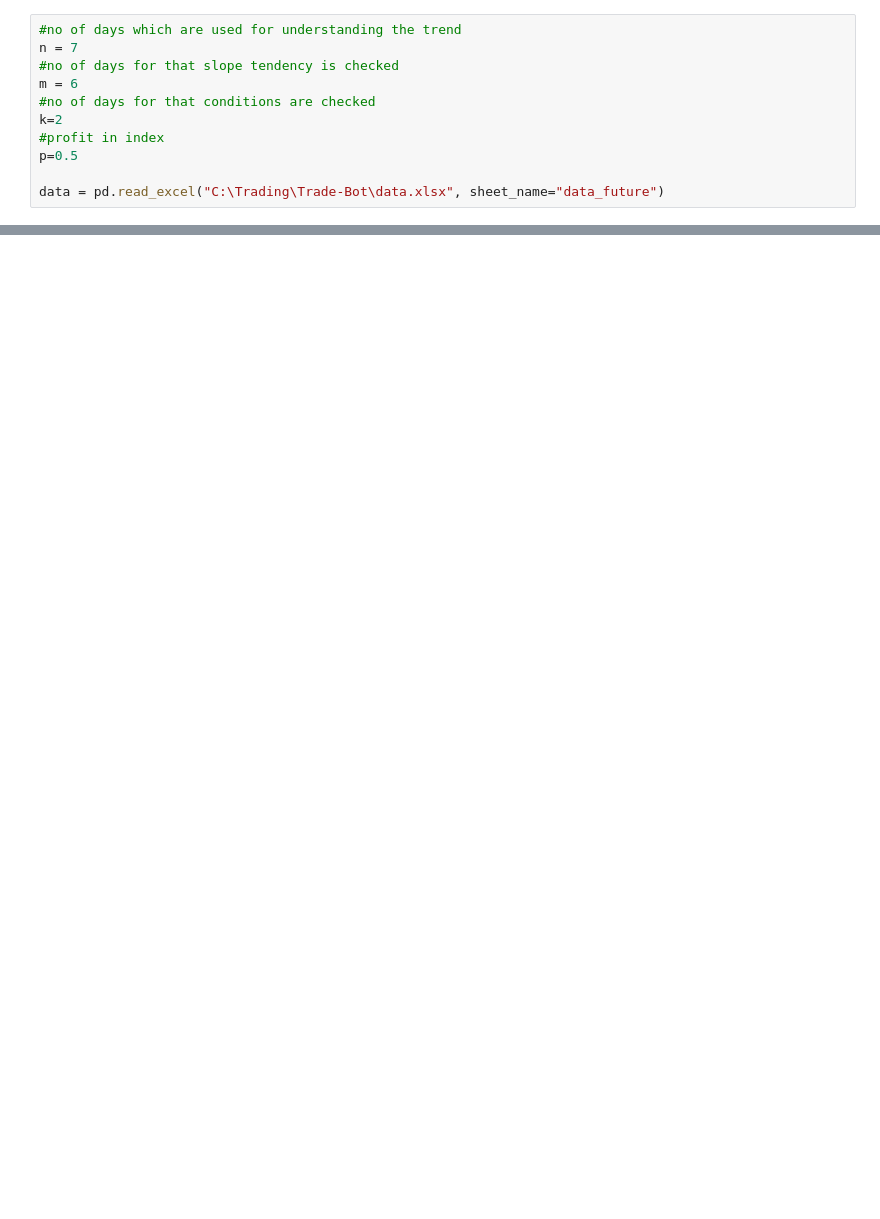
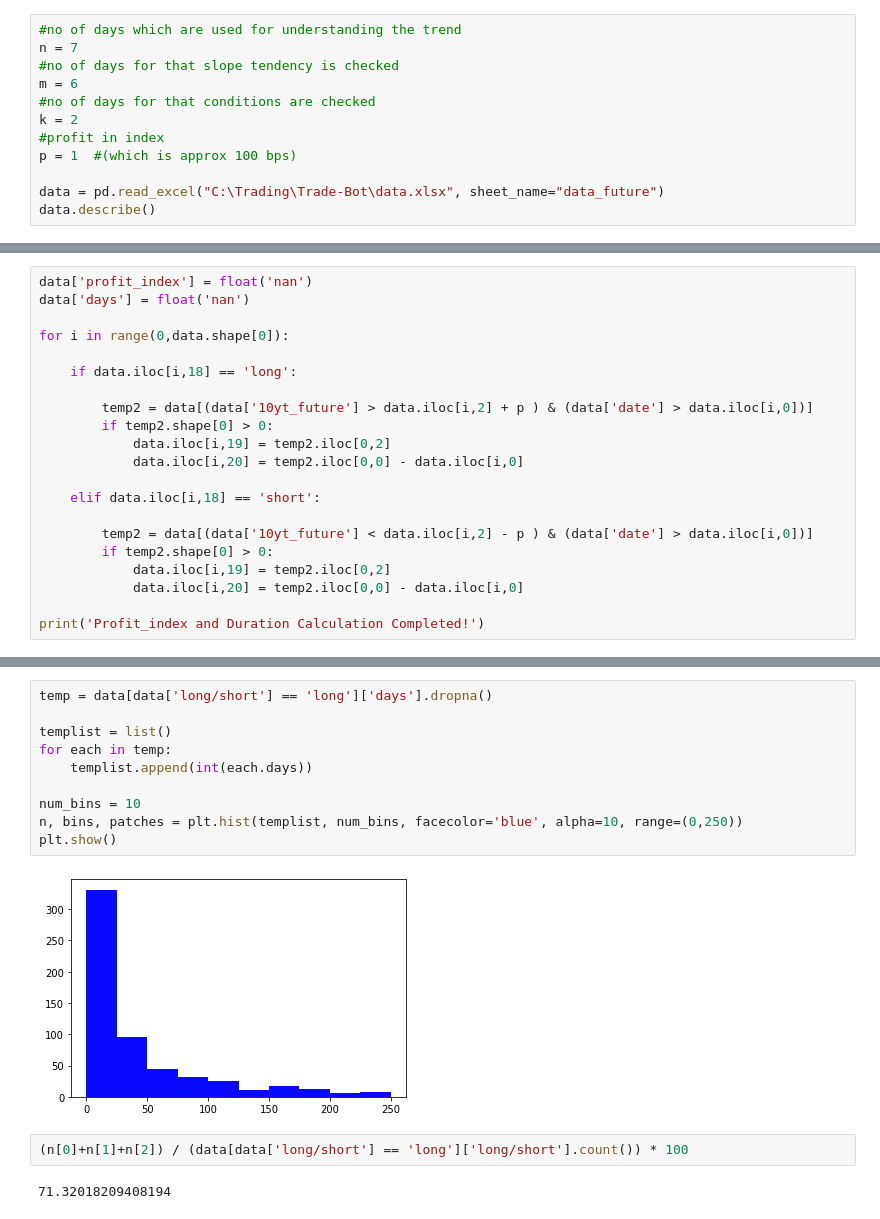
Before and after one commit to parthrana34/Trade-Bot, a Jupyter notebook: Trade Bot Signals and Analysis.ipynb, the cells around one changed output, grey strips where cells are left out. Drawn from its saved outputs; the diff is of its cells as text; blank space fills up the shorter version.

```diff
--- a/Trade Bot Signals and Analysis.ipynb
+++ b/Trade Bot Signals and Analysis.ipynb
@@ -9,8 +15,9 @@ n = 7
 #no of days for that slope tendency is checked
 m = 6
 #no of days for that conditions are checked
-k=2
+k = 2
 #profit in index
-p=0.5
+p = 1  #(which is approx 100 bps)
 
 data = pd.read_excel("C:\Trading\Trade-Bot\data.xlsx", sheet_name="data_future")
+data.describe()
@@ -79,0 +90,21 @@ Profit and Duration Calculation Completed!
+# %%
+data['profit_index'] = float('nan')
+data['days'] = float('nan')
+
+for i in range(0,data.shape[0]):
+
+    if data.iloc[i,18] == 'long':
+
+        temp2 = data[(data['10yt_future'] > data.iloc[i,2] + p ) & (data['date'] > data.iloc[i,0])]
+        if temp2.shape[0] > 0:
+            data.iloc[i,19] = temp2.iloc[0,2]
+            data.iloc[i,20] = temp2.iloc[0,0] - data.iloc[i,0]
+
+    elif data.iloc[i,18] == 'short':
+
+        temp2 = data[(data['10yt_future'] < data.iloc[i,2] - p ) & (data['date'] > data.iloc[i,0])]
+        if temp2.shape[0] > 0:
+            data.iloc[i,19] = temp2.iloc[0,2]
+            data.iloc[i,20] = temp2.iloc[0,0] - data.iloc[i,0]
+
+print('Profit_index and Duration Calculation Completed!')
@@ -79,0 +160,16 @@ Profit and Duration Calculation Completed!
+# %%
+temp = data[data['long/short'] == 'long']['days'].dropna()
+
+templist = list()
+for each in temp:
+    templist.append(int(each.days))
+
+num_bins = 10
+n, bins, patches = plt.hist(templist, num_bins, facecolor='blue', alpha=10, range=(0,250))
+plt.show()
+# %% [output]
+[figure, added]
+# %%
+(n[0]+n[1]+n[2]) / (data[data['long/short'] == 'long']['long/short'].count()) * 100
+# %% [output]
+71.32018209408194
```
Also changed, not shown: parts of 22 cells of this notebook.
